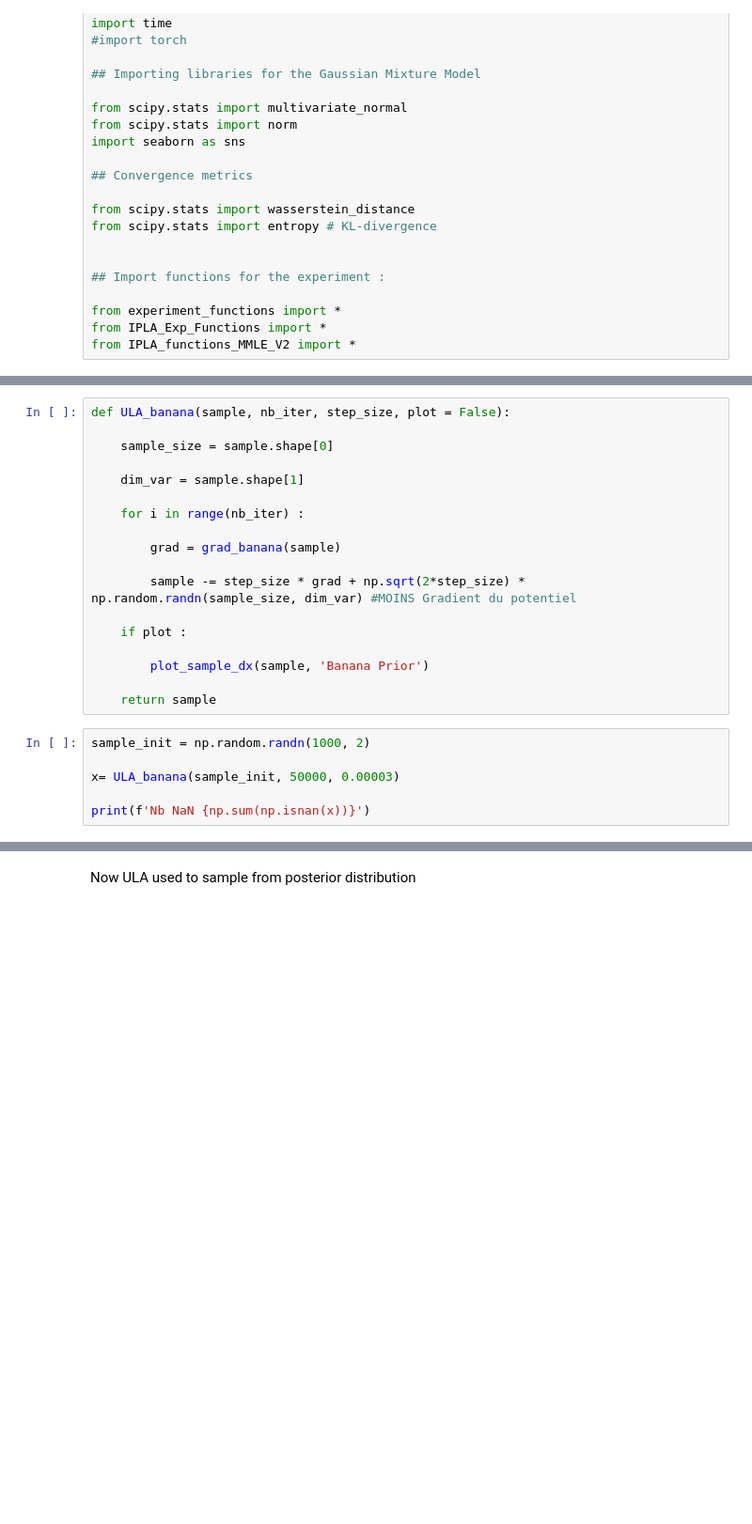
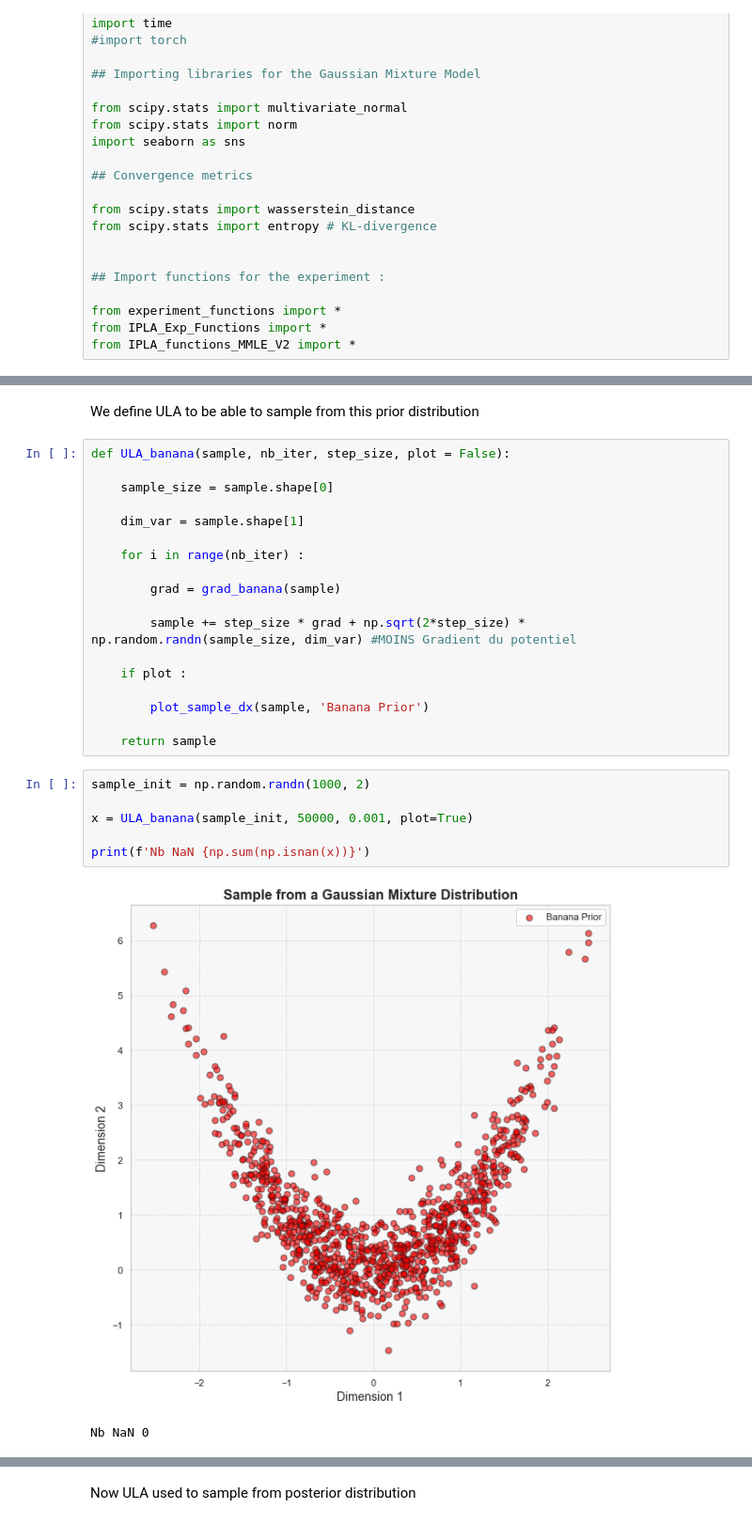
Before and after one commit to PyTomSss/Research_Project-Imperial_College, a Jupyter notebook: Interacting Particles - MMLE/Banana_prior.ipynb, the cells around one changed output, grey strips where cells are left out. Shown at 94% size. Saved outputs shown, nothing was run; the diff lists cells and outputs as text; blank space fills up the shorter version.

```diff
--- a/Interacting Particles - MMLE/Banana_prior.ipynb
+++ b/Interacting Particles - MMLE/Banana_prior.ipynb
@@ -55,3 +104,5 @@ plot_sample_dx(grad_banana(sample_init))
+# %% [markdown]
+We define ULA to be able to sample from this prior distribution
 # %%
 def ULA_banana(sample, nb_iter, step_size, plot = False):
 
@@ -63,7 +114,7 @@ def ULA_banana(sample, nb_iter, step_size, plot = False):
 
         grad = grad_banana(sample)
 
-        sample -= step_size * grad + np.sqrt(2*step_size) * np.random.randn(sample_size, dim_var) #MOINS Gradient du potentiel
+        sample += step_size * grad + np.sqrt(2*step_size) * np.random.randn(sample_size, dim_var) #MOINS Gradient du potentiel
 
     if plot :
 
@@ -73,6 +124,9 @@ def ULA_banana(sample, nb_iter, step_size, plot = False):
 # %%
 sample_init = np.random.randn(1000, 2)
 
-x= ULA_banana(sample_init, 50000, 0.00003)
+x = ULA_banana(sample_init, 50000, 0.001, plot=True)
 
 print(f'Nb NaN {np.sum(np.isnan(x))}')
+# %% [output]
+[figure, added]
+Nb NaN 0
```
Also changed, not shown: parts of 29 cells of this notebook.
